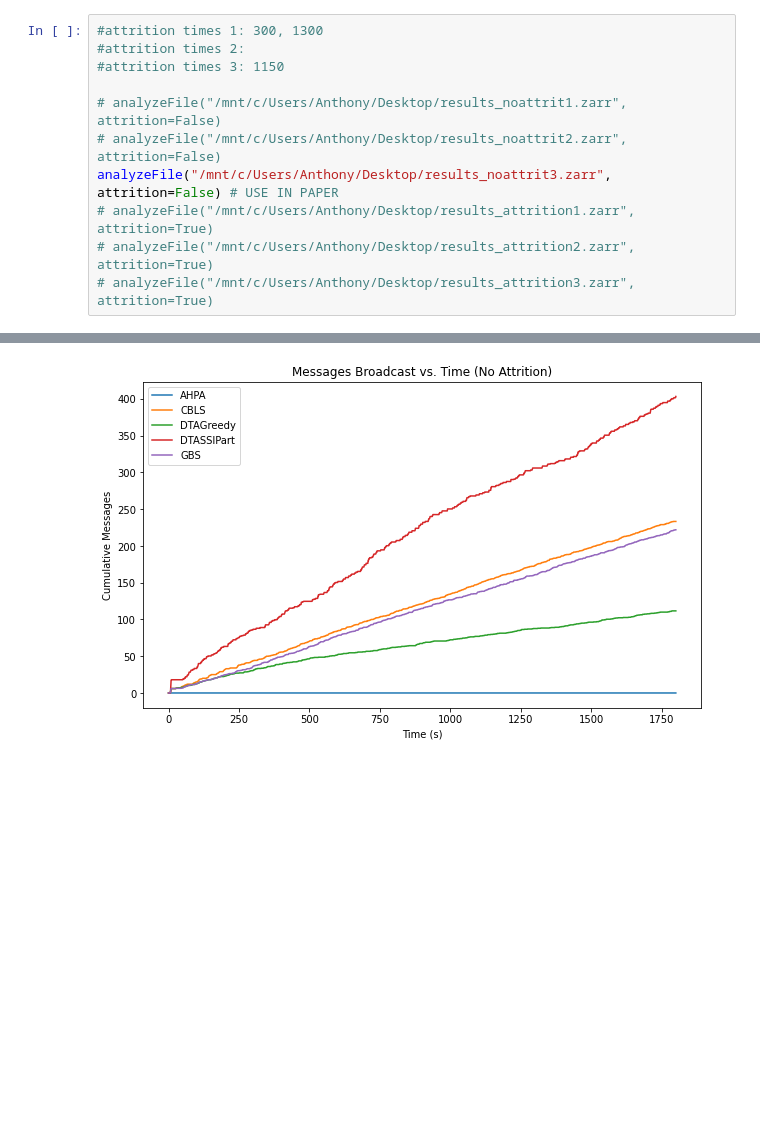
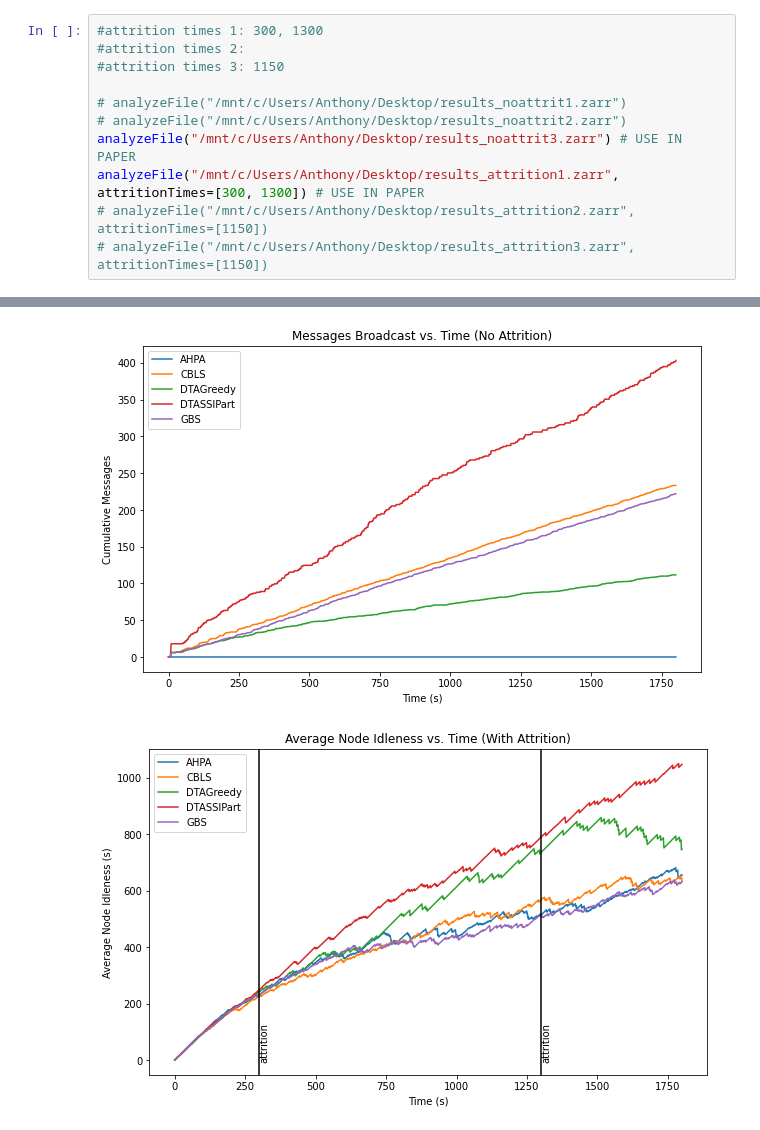
Before and after one commit to NU-IDEAS-Lab/patrolling_sim, a Jupyter notebook: src/patrol_algorithms_cdc2023/data-analysis.ipynb, the cells around one changed output, grey strips where cells are left out. Saved outputs shown, nothing was run; the diff lists cells and outputs as text; blank space fills up the shorter version.

```diff
--- a/src/patrol_algorithms_cdc2023/data-analysis.ipynb
+++ b/src/patrol_algorithms_cdc2023/data-analysis.ipynb
@@ -147,15 +139,16 @@ def displayMessages(inputs, labels, attrition=False,
 # %%
 #attrition times 1: 300, 1300
 #attrition times 2:
 #attrition times 3: 1150
 
-# analyzeFile("/mnt/c/Users/Anthony/Desktop/results_noattrit1.zarr", attrition=False)
-# analyzeFile("/mnt/c/Users/Anthony/Desktop/results_noattrit2.zarr", attrition=False)
-analyzeFile("/mnt/c/Users/Anthony/Desktop/results_noattrit3.zarr", attrition=False) # USE IN PAPER
-# analyzeFile("/mnt/c/Users/Anthony/Desktop/results_attrition1.zarr", attrition=True)
-# analyzeFile("/mnt/c/Users/Anthony/Desktop/results_attrition2.zarr", attrition=True)
-# analyzeFile("/mnt/c/Users/Anthony/Desktop/results_attrition3.zarr", attrition=True)
+# analyzeFile("/mnt/c/Users/Anthony/Desktop/results_noattrit1.zarr")
+# analyzeFile("/mnt/c/Users/Anthony/Desktop/results_noattrit2.zarr")
+analyzeFile("/mnt/c/Users/Anthony/Desktop/results_noattrit3.zarr") # USE IN PAPER
+analyzeFile("/mnt/c/Users/Anthony/Desktop/results_attrition1.zarr", attritionTimes=[300, 1300]) # USE IN PAPER
+# analyzeFile("/mnt/c/Users/Anthony/Desktop/results_attrition2.zarr", attritionTimes=[1150])
+# analyzeFile("/mnt/c/Users/Anthony/Desktop/results_attrition3.zarr", attritionTimes=[1150])
 # %% [output]
 [figure]
 [figure]
 [figure]
+[figure, added]
```
Also changed, not shown: parts of 3 cells of this notebook.
